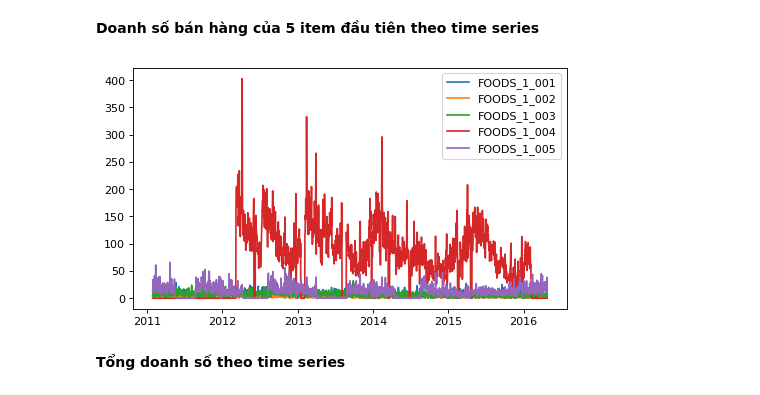
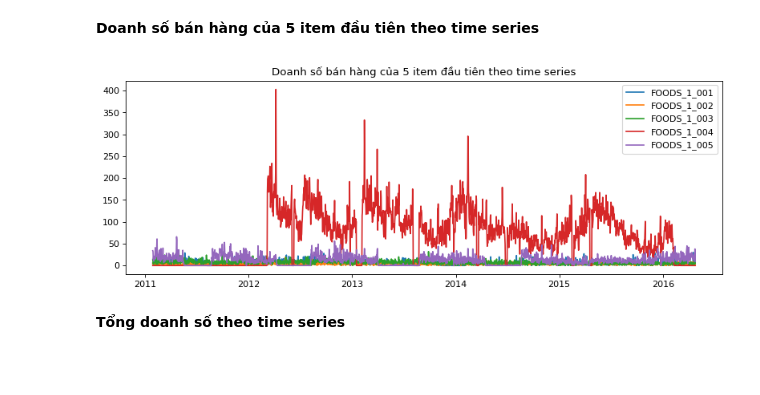
Before and after one commit to HienNguyenMinh/PythonAssignment, a Jupyter notebook: BaiTap2.ipynb, the cells around one changed output. Drawn from its saved outputs; the diff is of its cells as text; code cells hidden in the pictures; blank space fills up the shorter version.

```diff
--- a/BaiTap2.ipynb
+++ b/BaiTap2.ipynb
@@ -90,20 +90,23 @@ sale2.head()
 # %%
 #Dataframe sale2: nhóm theo cột 'item_id', tính tổng doanh số hàng ngày từ cột[6] trở đến cột cuối
 #Tạo dataframe sale2_temp, lấy dữ liệu đã tính toán của sale2 đổ vào sale2_temp
 sale2_temp = sale2.groupby('item_id')[(sale2.columns)[6:]].sum()
 #Tạo dataframe sale2_5first, lấy 5 dòng dữ liệu đầu tiên của sale2_temp
 sale2_5first = sale2_temp[:5]
 
 #Vẽ biểu đồ biểu diễn doanh số bán hàng của 5 item đầu tiên theo time series
 import matplotlib.pyplot as plt
-plt.figure(num=None, figsize=(7, 4), dpi=80, facecolor='w', edgecolor='k')
+plt.figure(num=None, figsize=(12, 4), dpi=80, facecolor='w', edgecolor='k')
 #Lặp từ 0 đến 5 (len(sale2_temp.index) = 5)
 for i in range(len(sale2_5first.index)):
-    plt.plot(sale2_5first.iloc[i,:],label=sale2_5first.index[i])
+    x = sale2_5first.iloc[i,:]
+    label=sale2_5first.index[i]
+    plt.plot(x,label = label)
     plt.legend(loc='best')
+plt.title('Doanh số bán hàng của 5 item đầu tiên theo time series')
 plt.show()
 # %% [output]
-[figure, old version]
+[figure, new version]
 # %% [markdown]
 **Tổng doanh số theo time series**
 # %%
```
Also changed, not shown: parts of 5 cells of this notebook.
